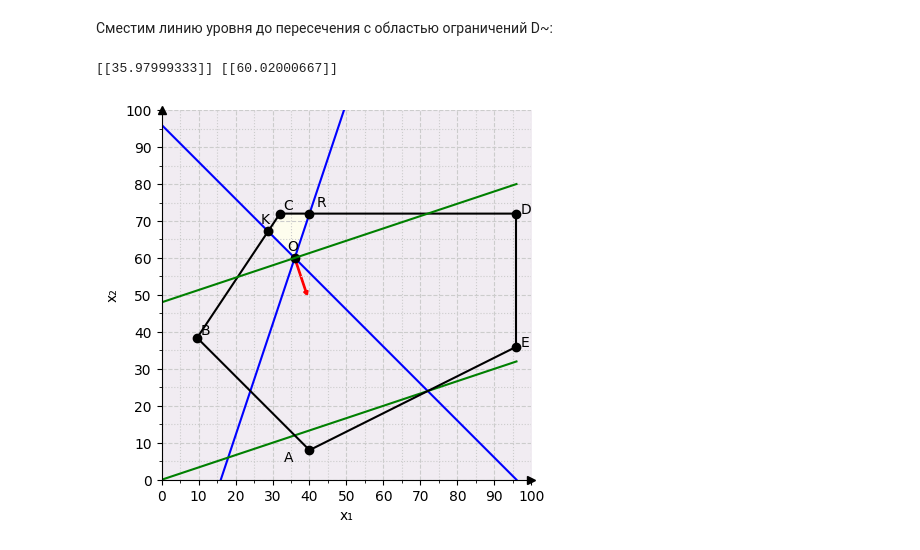
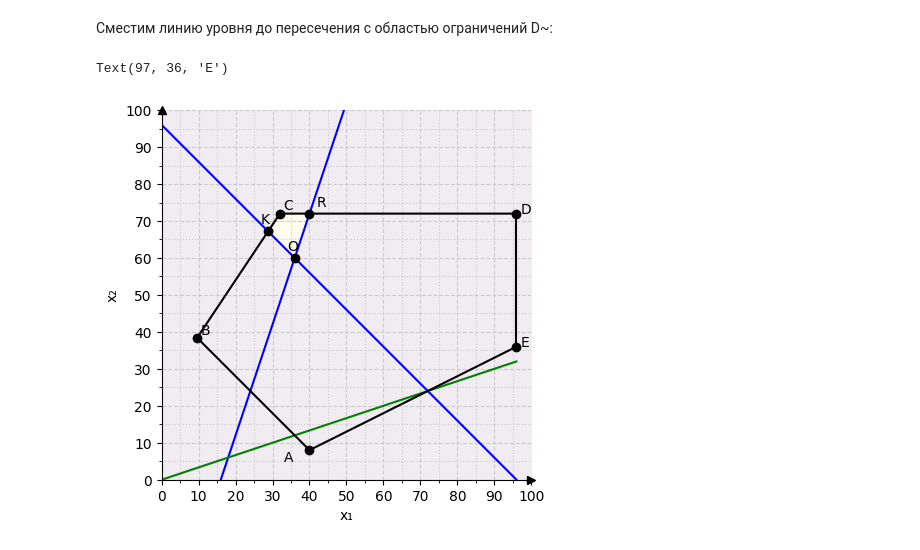
Before and after one commit to olekzonder/Mathematical-optimization, a Jupyter notebook: Threshold/Threshold.ipynb, the cells around one changed output. Cells and saved outputs as stored; diff of their text form; code cells hidden in the pictures.

```diff
--- a/Threshold/Threshold.ipynb
+++ b/Threshold/Threshold.ipynb
@@ -149,39 +150,32 @@ idxo = np.argwhere(np.diff(np.sign(l1-l2)))
 plt.plot(x[idxk],l1[idxk],'ko')
 plt.text(x[idxk]-2,l1[idxk]+2,'K')
 
 plt.plot(x[idxr],l2[idxr],'ko')
 plt.text(x[idxr]+2,l2[idxr]+2,'R')
 
 plt.plot(x[idxo],l2[idxo],'ko')
 plt.text(x[idxo]-2.125,l2[idxo]+2,'O')
 
 plt.plot(x[int(idx13):int(idx12)],dy1[int(idx13):int(idx12)],color='k') # 48 -x
 plt.plot(x[int(idx12):],dy2[int(idx12):],color='k') # x/2 -12
 plt.plot(x[int(idx13):int(idx34)],dy3[int(idx13):int(idx34)],color='k') # 24+1.5*x
 plt.plot(x[int(idx34):],dy4[int(idx34):],color='k') #y=72
 plt.vlines(x=96,ymin=36,ymax=72,color='k')
 plt.plot(96, 72, 'ko') #x=96
 
 
 plt.plot(x[idx12], dy2[idx12], 'ko')
 plt.text(x[idx34]+1, dy2[idx34]+1,"A")
 
 plt.plot(x[idx13], dy3[idx13], 'ko')
 plt.text(x[idx13]+1, dy3[idx13]+1, "B")
 
 plt.plot(x[idx34], dy4[idx34], 'ko')
 plt.text(x[idx34]+1, dy4[idx34]+1,"C")
 
 plt.plot(96,36,'ko')
 plt.text(97, 72,"D")
 plt.text(97, 36,"E")
-f5 = (x/3)+48
-plt.plot(x,f5,color='g')
-#     print(np.argwhere(np.diff(np.sign(f5-l1[idxr]))),np.argwhere(np.diff(np.sign(f5-l2[idxo]))),np.argwhere(np.diff(np.sign(f5-l2[idxk]))),np.argwhere(np.diff(np.sign(f5-dy4[idx34]))))
-#     print()
-
-plt.arrow(36,60,3,-9,head_width=1.25,head_length=1.25,width=0.35,color='r')
-print(x[idxo],l1[idxo])
 # %% [output]
-[[35.97999333]] [[60.02000667]]
+Text(97, 36, 'E')
-[figure, old version]
+[figure, new version]
```
Also changed, not shown: parts of 3 cells of this notebook.
